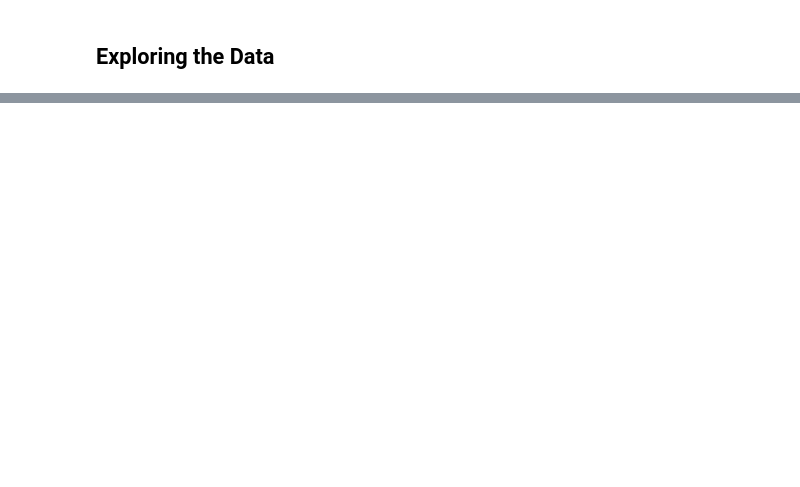
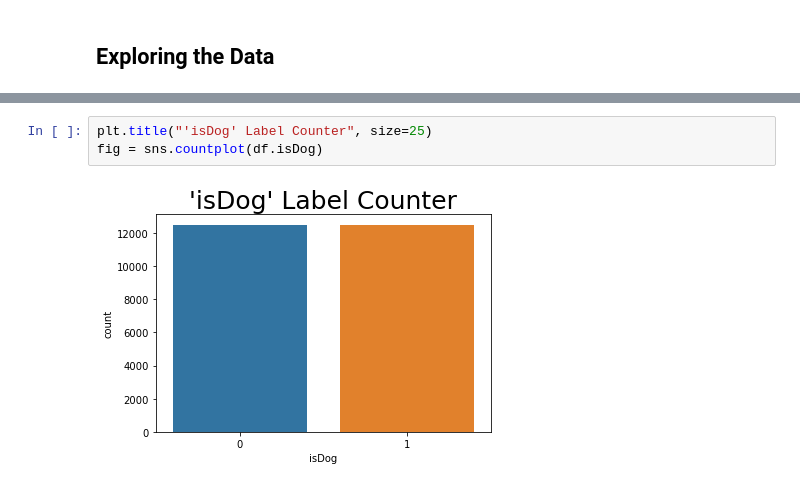
Before and after one commit to eelior/ds-sem-b-final-project, a Jupyter notebook: Dogs vs. Cats/Cats vs. Dogs.ipynb, the cells around one changed output, grey strips where cells are left out. Drawn from its saved outputs; the diff is of its cells as text; blank space fills up the shorter version.

```diff
--- a/Dogs vs. Cats/Cats vs. Dogs.ipynb
+++ b/Dogs vs. Cats/Cats vs. Dogs.ipynb
@@ -64,0 +129,5 @@ Excluding 'label' column, we can see we have 784 features for each image. Each,
+# %%
+plt.title("'isDog' Label Counter", size=25)
+fig = sns.countplot(df.isDog)
+# %% [output]
+[figure, added]
```
Also changed, not shown: parts of 30 cells of this notebook, 2 other files.
